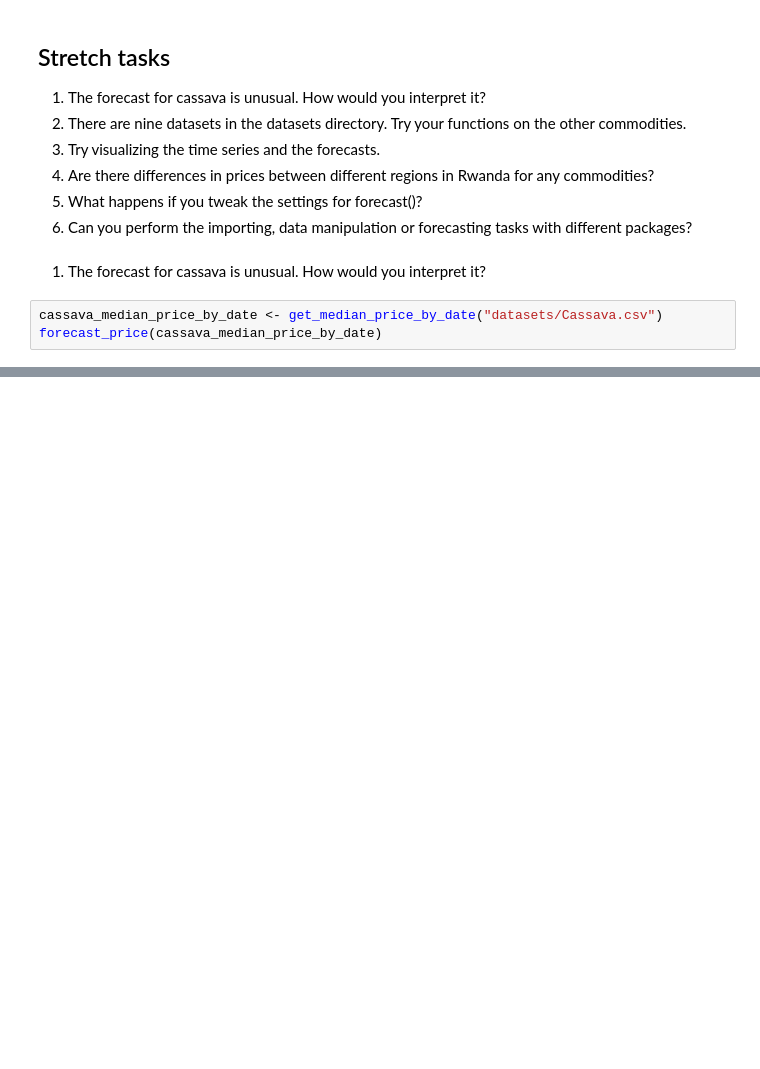
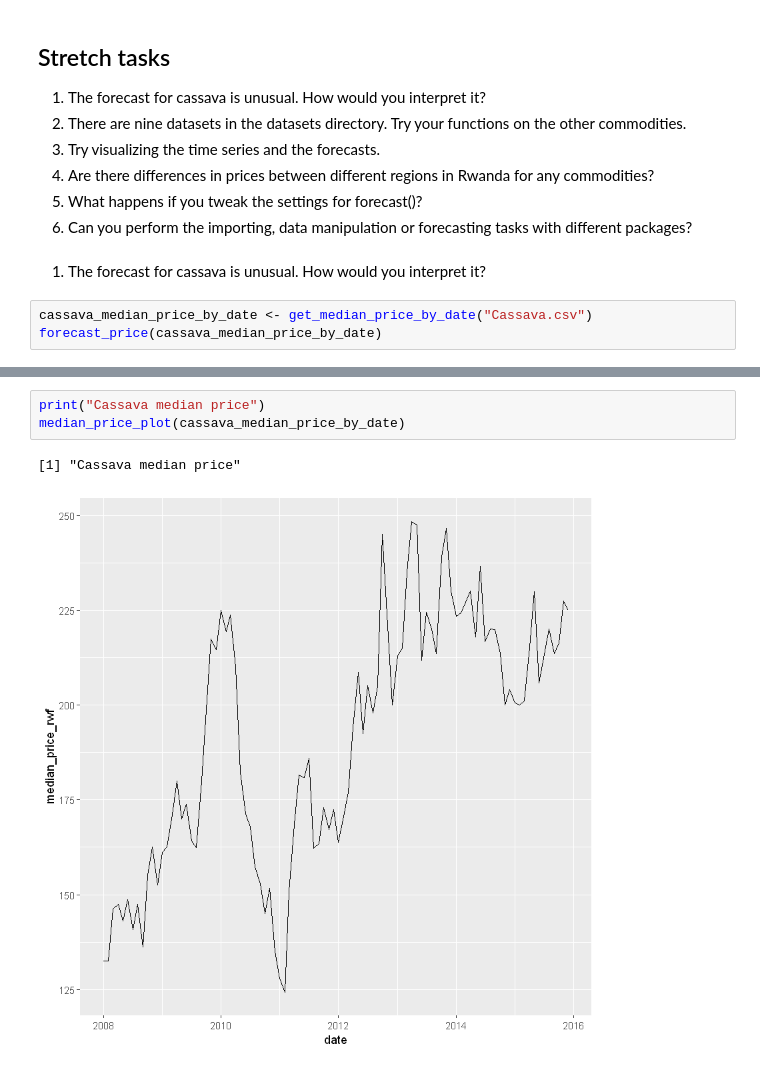
Before and after one commit to showdowmaxi/project, a Jupyter notebook: R/unguided/Functions for Food Price Forecasts (Unguided)/notebook.ipynb, the cells around one changed output, grey strips where cells are left out. Saved outputs shown, nothing was run; the diff lists cells and outputs as text; blank space fills up the shorter version.

```diff
--- a/R/unguided/Functions for Food Price Forecasts (Unguided)/notebook.ipynb
+++ b/R/unguided/Functions for Food Price Forecasts (Unguided)/notebook.ipynb
@@ -248,6 +231,6 @@ cols(
 # %% [markdown]
 1. The forecast for cassava is unusual. How would you interpret it?
 # %%
-cassava_median_price_by_date <- get_median_price_by_date("datasets/Cassava.csv")
+cassava_median_price_by_date <- get_median_price_by_date("Cassava.csv")
 forecast_price(cassava_median_price_by_date)
 # %% [output]
@@ -320,0 +305,6 @@ typeof(test_a$date)
+# %%
+print("Cassava median price")
+median_price_plot(cassava_median_price_by_date)
+# %% [output]
+[1] "Cassava median price"
+[figure, added]
```
Also changed, not shown: parts of 18 cells of this notebook.
